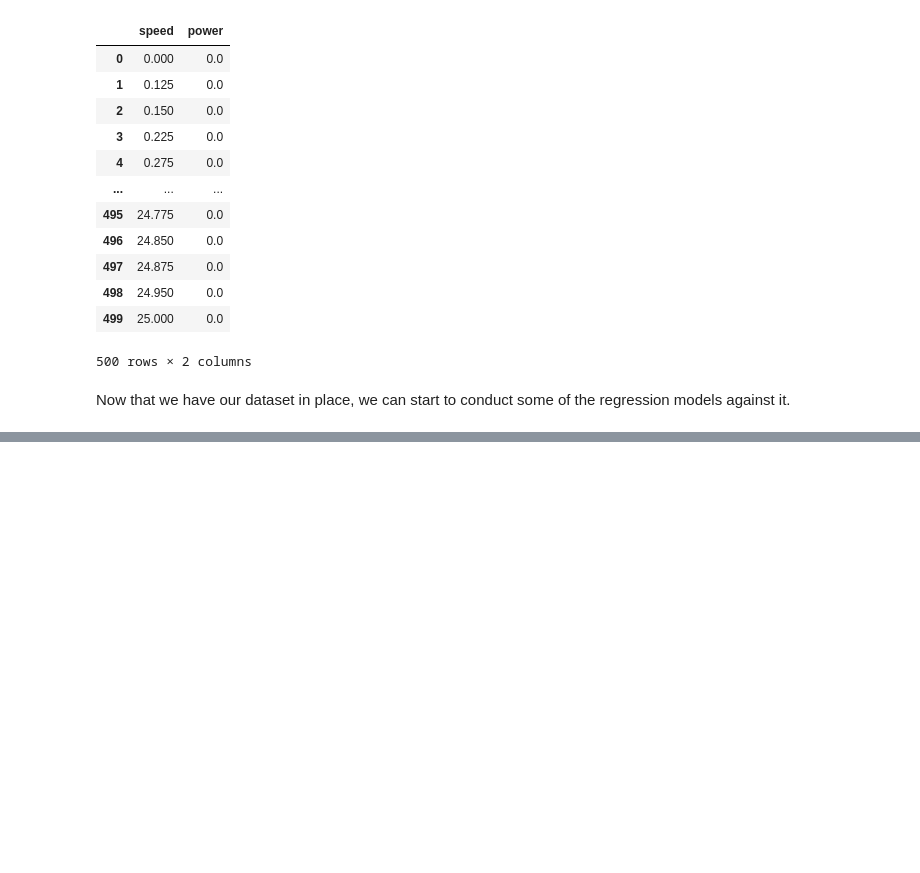
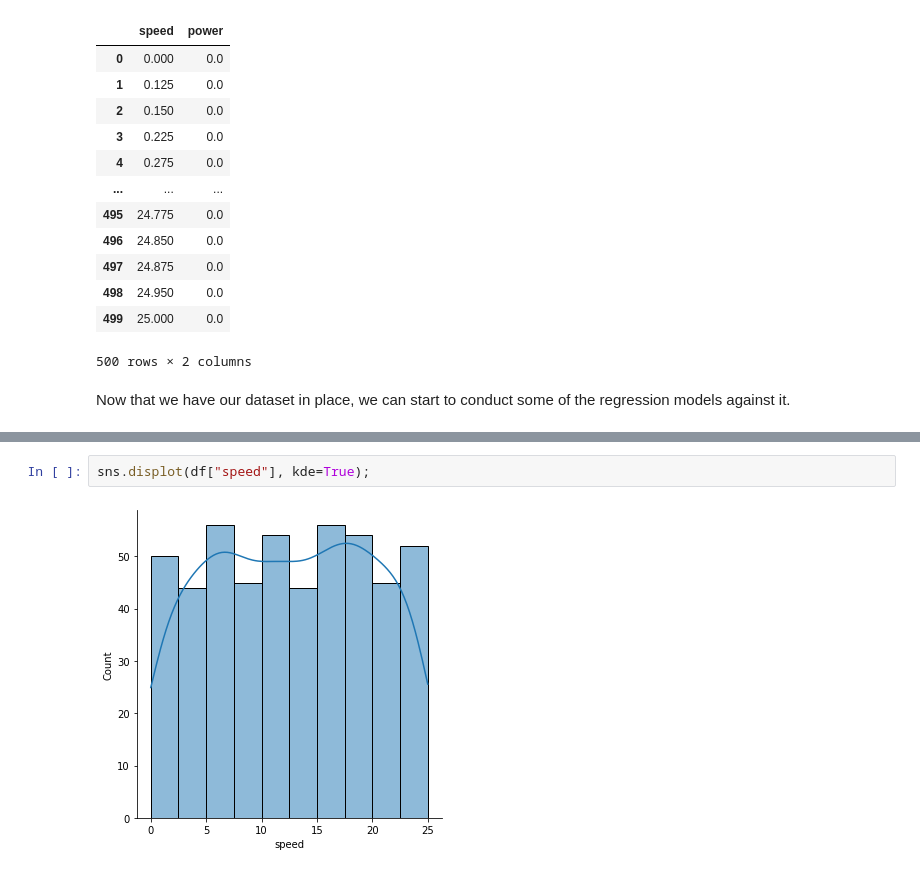
Before and after one commit to jonkavana/FODA---Project-2021, a Jupyter notebook: Fundamentals of Data Analytics Project 2020.ipynb, the cells around one changed output, grey strips where cells are left out. Saved outputs shown, nothing was run; the diff lists cells and outputs as text; blank space fills up the shorter version.

```diff
--- a/Fundamentals of Data Analytics Project 2020.ipynb
+++ b/Fundamentals of Data Analytics Project 2020.ipynb
@@ -32,0 +40,4 @@ Now that we have our dataset in place, we can start to conduct some of the regre
+# %%
+sns.displot(df["speed"], kde=True);
+# %% [output]
+[figure, added]
```
Also changed, not shown: parts of 2 cells of this notebook.
